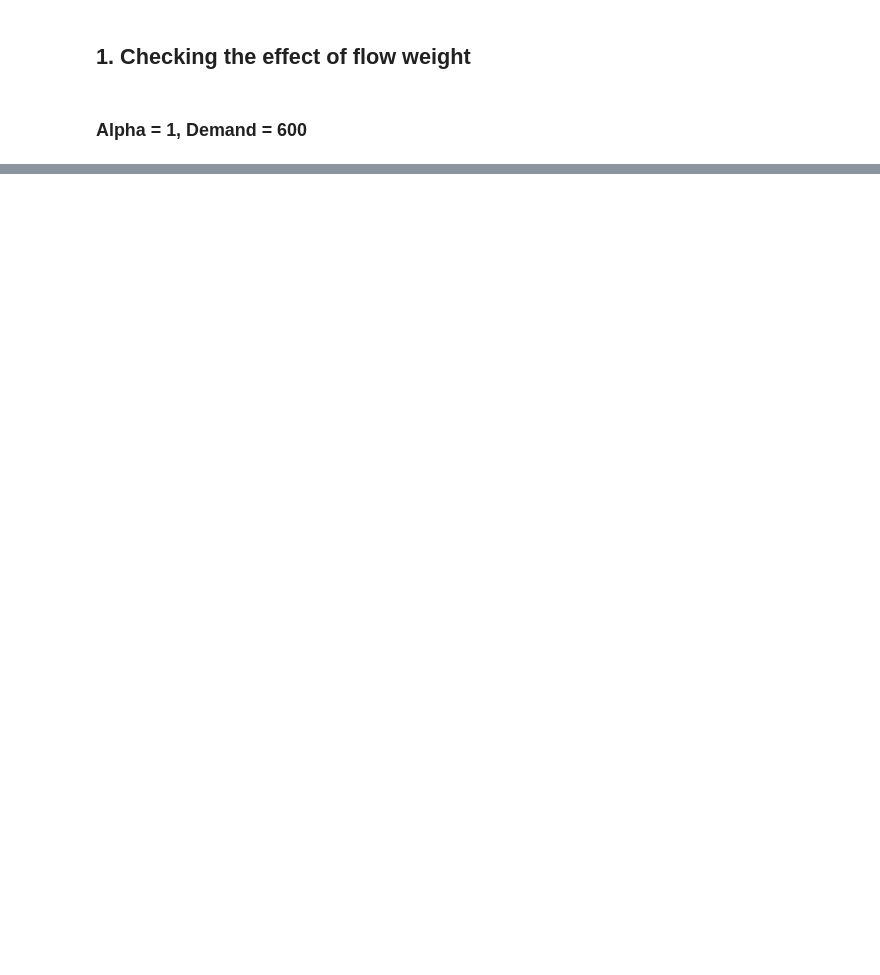
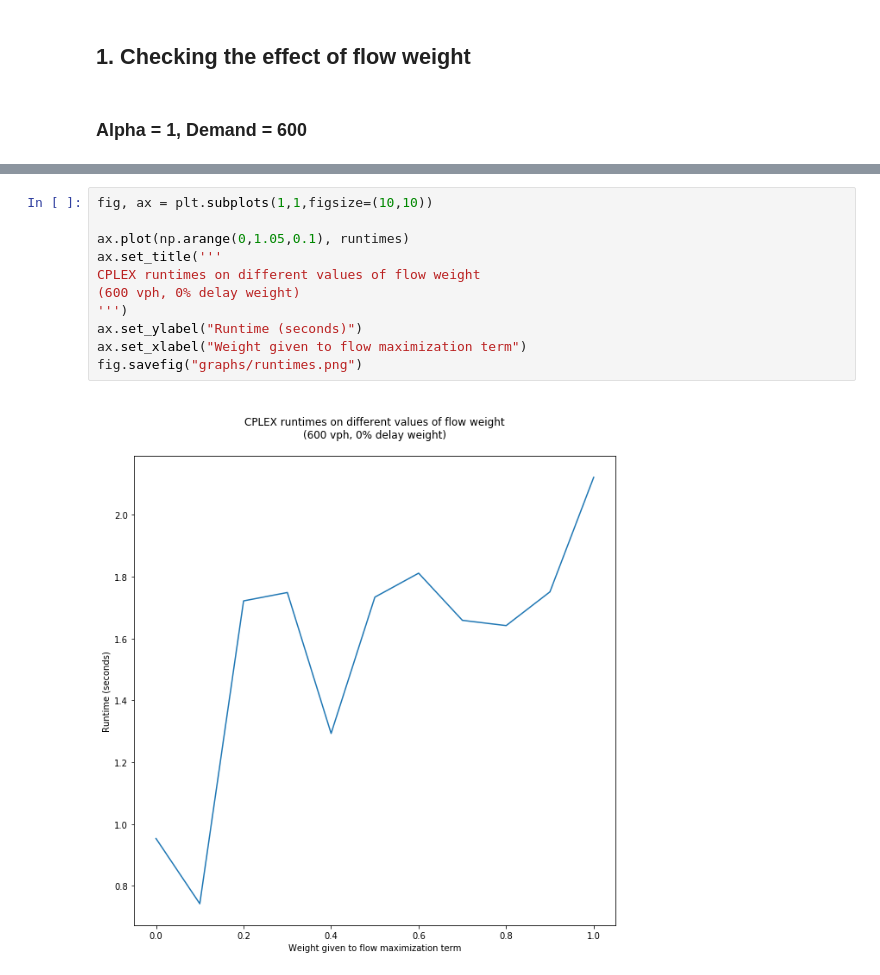
Before and after one commit to DEGABGED/linear_solver, a Jupyter notebook: CTM MILP Model Running Environment.ipynb, the cells around one changed output, grey strips where cells are left out. Cells and saved outputs as stored; diff of their text form; blank space fills up the shorter version.

```diff
--- a/CTM MILP Model Running Environment.ipynb
+++ b/CTM MILP Model Running Environment.ipynb
@@ -268,0 +387,13 @@ for f in flow_weights:
+# %%
+fig, ax = plt.subplots(1,1,figsize=(10,10))
+
+ax.plot(np.arange(0,1.05,0.1), runtimes)
+ax.set_title('''
+CPLEX runtimes on different values of flow weight
+(600 vph, 0% delay weight)
+''')
+ax.set_ylabel("Runtime (seconds)")
+ax.set_xlabel("Weight given to flow maximization term")
+fig.savefig("graphs/runtimes.png")
+# %% [output]
+[figure, added]
```
Also changed, not shown: parts of 22 cells of this notebook, 2 other files.
